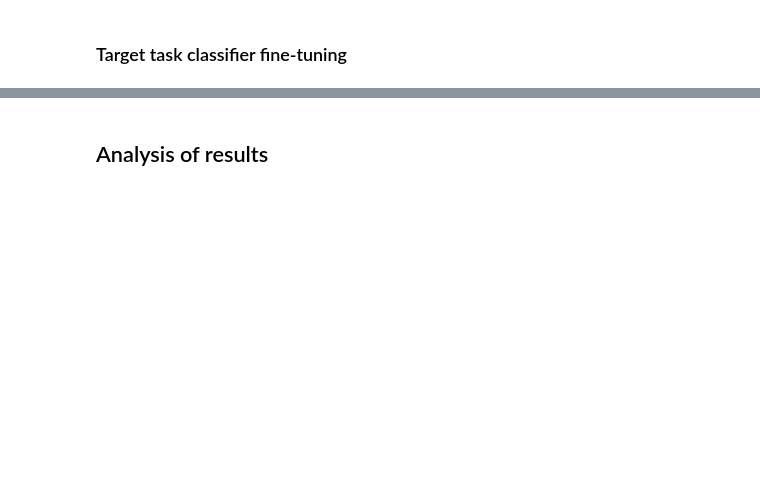
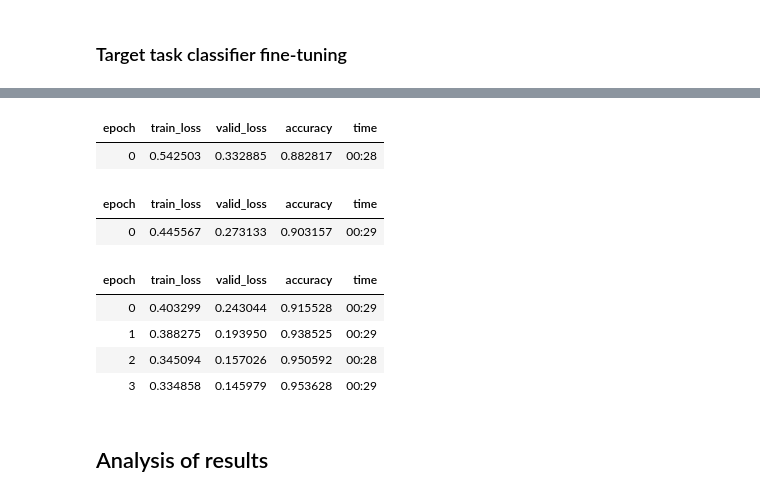
Before and after one commit to kwulffert/ULMFiT_Sentiment_Analysis, a Jupyter notebook: ULMFiT_Sentiment_Analysis.ipynb, the cells around one changed output, grey strips where cells are left out. Cells and saved outputs as stored; diff of their text form; code cells hidden in the pictures; blank space fills up the shorter version.

```diff
--- a/ULMFiT_Sentiment_Analysis.ipynb
+++ b/ULMFiT_Sentiment_Analysis.ipynb
@@ -313,0 +512,6 @@ len(data_lm.vocab.itos)
+# %%
+learn.freeze_to(-5)
+learn.fit_one_cycle(1, slice(5e-3/(2.6**4),5e-3), moms=(0.8,0.7))
+# %% [output]
+| epoch | train_loss | valid_loss | accuracy | time |
+| 0 | 0.542503 | 0.332885 | 0.882817 | 00:28 |
@@ -313,0 +520,8 @@ len(data_lm.vocab.itos)
+# %%
+learn.load('sixth');
+# %%
+learn.freeze_to(-6)
+learn.fit_one_cycle(1, slice(2e-3/100, 2e-3), moms=(0.8,0.7))
+# %% [output]
+| epoch | train_loss | valid_loss | accuracy | time |
+| 0 | 0.445567 | 0.273133 | 0.903157 | 00:29 |
@@ -313,0 +530,11 @@ len(data_lm.vocab.itos)
+# %%
+learn.load('seventh');
+# %%
+learn.unfreeze()
+learn.fit_one_cycle(4, slice(1e-3/(2.6**4),1e-3), moms=(0.8,0.7))
+# %% [output]
+| epoch | train_loss | valid_loss | accuracy | time |
+| 0 | 0.403299 | 0.243044 | 0.915528 | 00:29 |
+| 1 | 0.388275 | 0.193950 | 0.938525 | 00:29 |
+| 2 | 0.345094 | 0.157026 | 0.950592 | 00:28 |
+| 3 | 0.334858 | 0.145979 | 0.953628 | 00:29 |
```
Also changed, not shown: parts of 68 cells of this notebook.
